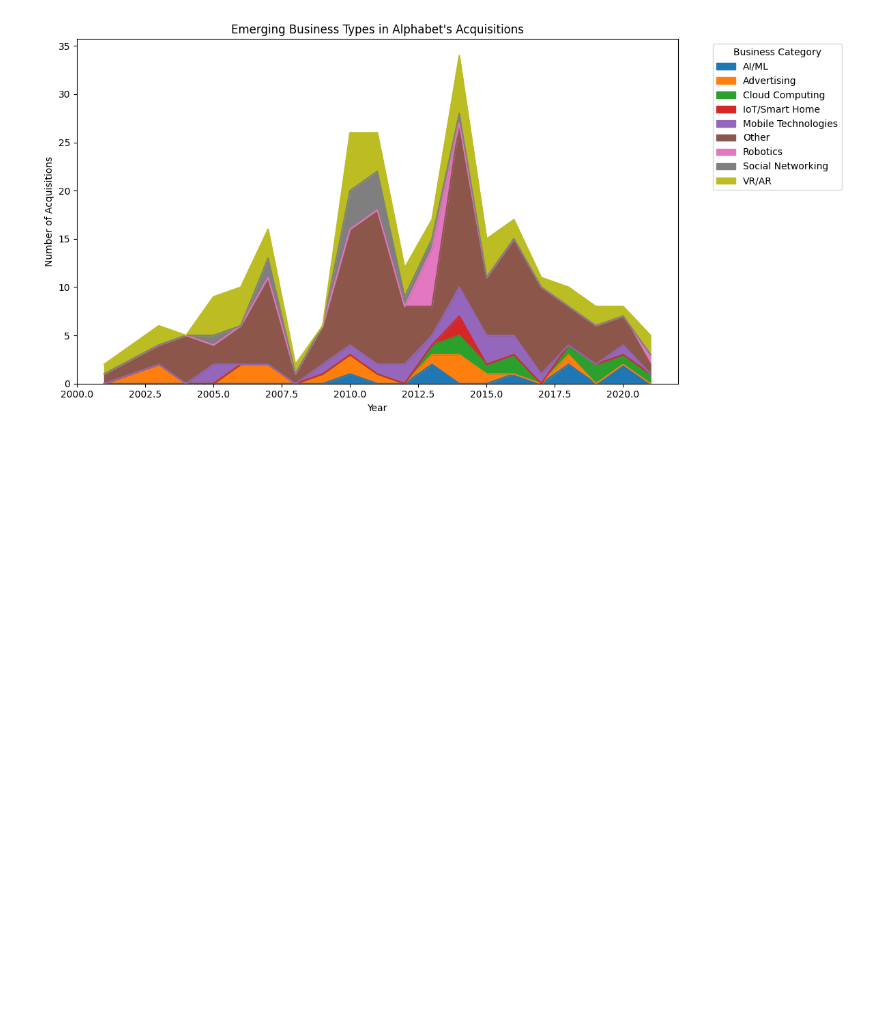
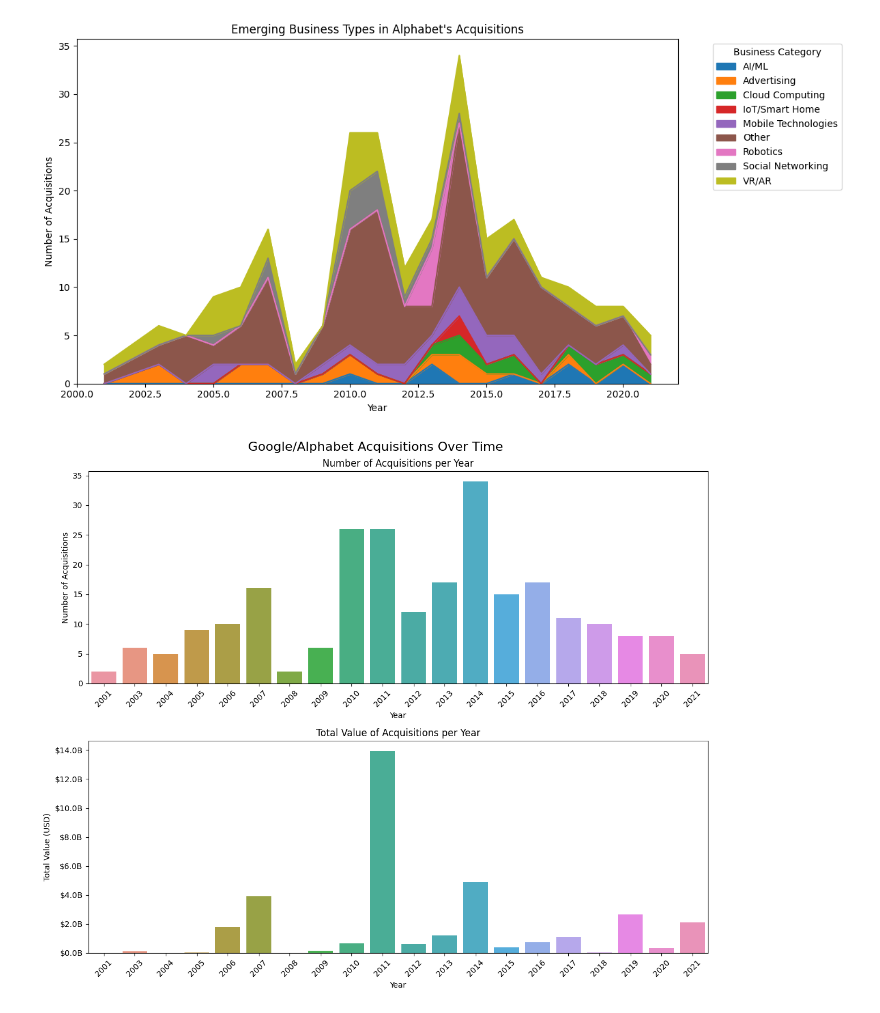
Before and after one commit to KianHaghighi/Market-Map-Builder, a Jupyter notebook: google-manda-eda.ipynb, the cells around one changed output. Cells and saved outputs as stored; diff of their text form; code cells hidden in the pictures; blank space fills up the shorter version.

```diff
--- a/google-manda-eda.ipynb
+++ b/google-manda-eda.ipynb
@@ -261,3 +261,42 @@ plt.tight_layout()
 plt.show()
 # %% [output]
 [figure]
+# %%
+# Clean and convert price data
+def clean_price(price):
+    if isinstance(price, str):
+        return price.replace('$', '').replace(',', '').replace('—', '0')
+    return price
+# %%
+import seaborn as sns
+# Count acquisitions per year
+acquisitions_per_year = df['year'].value_counts().sort_index()
+df['price'] = df['price'].apply(clean_price)
+df['price'] = pd.to_numeric(df['price'], errors='coerce')
+
+# Calculate total value per year
+value_per_year = df.groupby('year')['price'].sum()
+
+# Create a figure with two subplots
+fig, (ax1, ax2) = plt.subplots(2, 1, figsize=(12, 10))
+fig.suptitle("Google/Alphabet Acquisitions Over Time", fontsize=16)
+
+# Plot number of acquisitions per year
+sns.barplot(x=acquisitions_per_year.index, y=acquisitions_per_year.values, ax=ax1)
+ax1.set_title("Number of Acquisitions per Year")
+ax1.set_xlabel("Year")
+ax1.set_ylabel("Number of Acquisitions")
+ax1.tick_params(axis='x', rotation=45)
+
+# Plot total value of acquisitions per year
+sns.barplot(x=value_per_year.index, y=value_per_year.values, ax=ax2)
+ax2.set_title("Total Value of Acquisitions per Year")
+ax2.set_xlabel("Year")
+ax2.set_ylabel("Total Value (USD)")
+ax2.tick_params(axis='x', rotation=45)
+ax2.yaxis.set_major_formatter(plt.FuncFormatter(lambda x, p: f'${x/1e9:.1f}B'))
+
+plt.tight_layout()
+plt.show()
+# %% [output]
+[figure, added]
```
Also changed, not shown: parts of 1 cell of this notebook.
